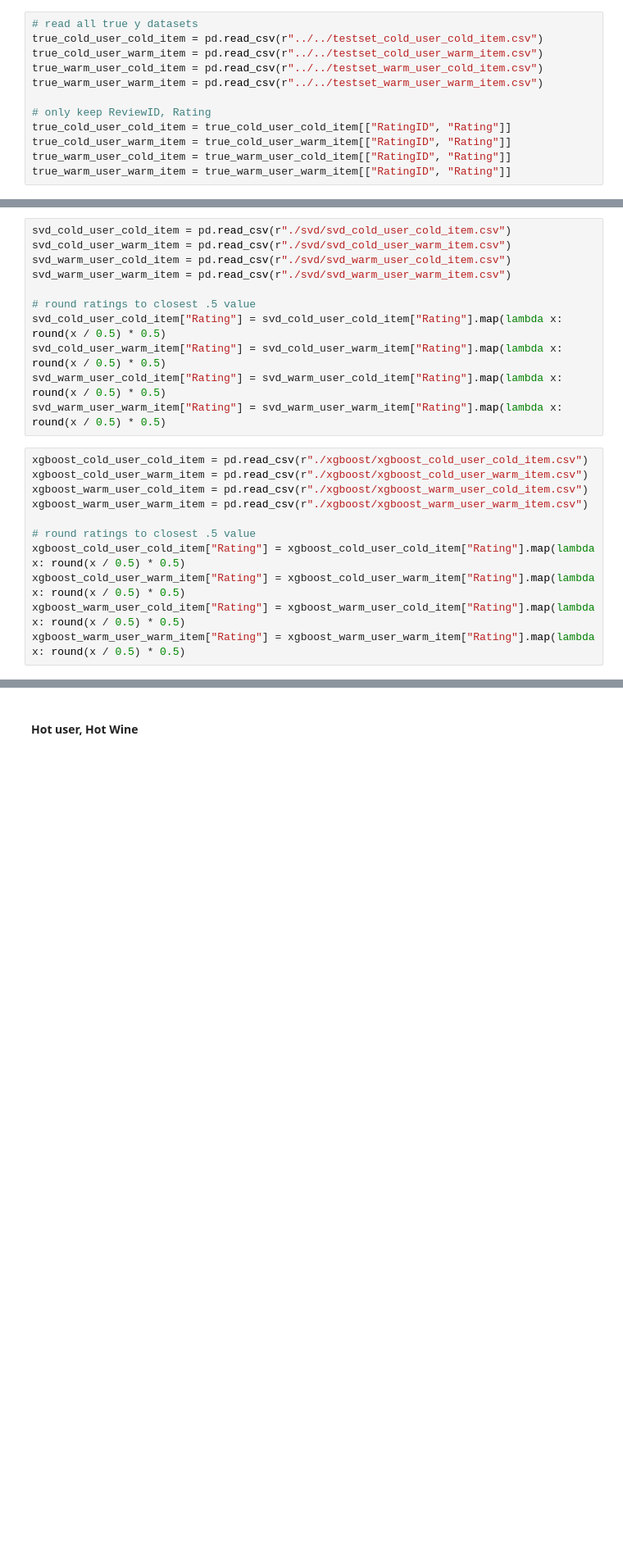
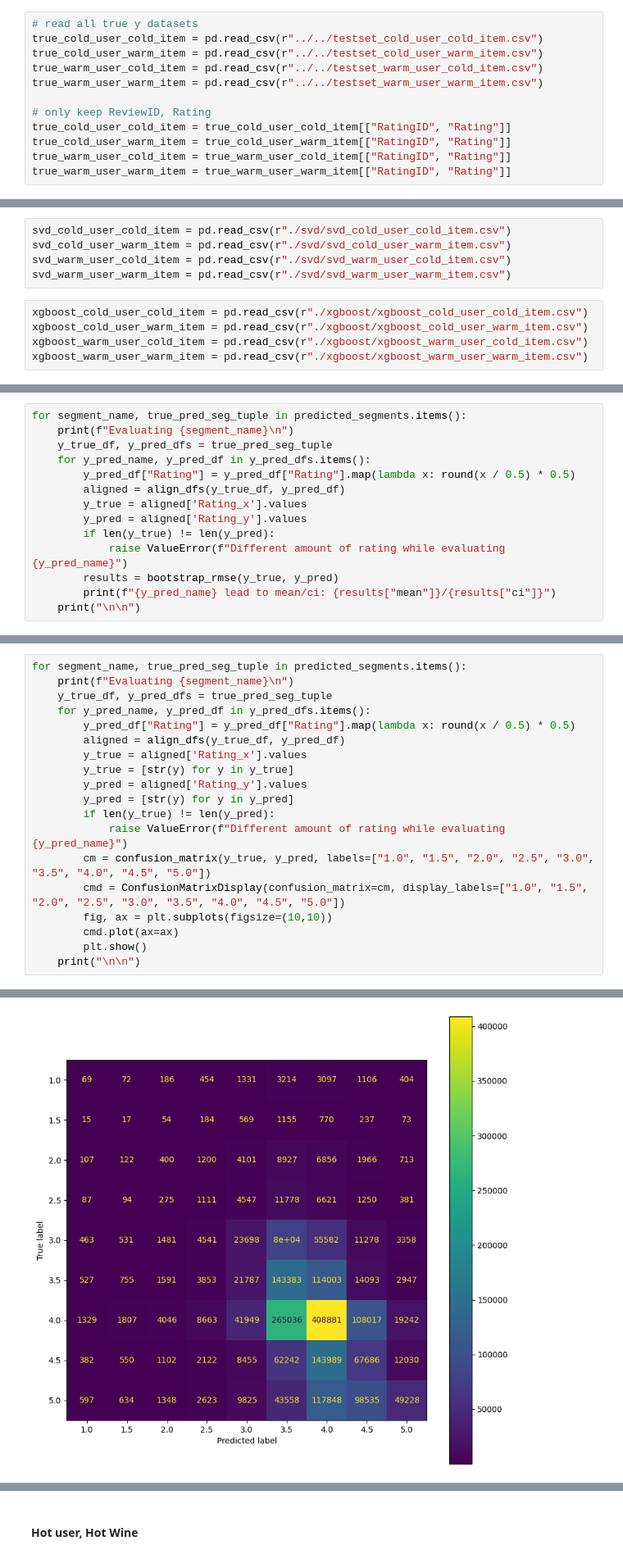
Before and after one commit to vincelemke99/Web-Mining, a Jupyter notebook: Evaluation/Evaluation.ipynb, the cells around one changed output, grey strips where cells are left out. Shown at 82% size. Cells and saved outputs as stored; diff of their text form; blank space fills up the shorter version.

```diff
--- a/Evaluation/Evaluation.ipynb
+++ b/Evaluation/Evaluation.ipynb
@@ -83,20 +77,8 @@ svd_cold_user_cold_item = pd.read_csv(r"./svd/svd_cold_user_cold_item.csv")
 svd_cold_user_warm_item = pd.read_csv(r"./svd/svd_cold_user_warm_item.csv")
 svd_warm_user_cold_item = pd.read_csv(r"./svd/svd_warm_user_cold_item.csv")
 svd_warm_user_warm_item = pd.read_csv(r"./svd/svd_warm_user_warm_item.csv")
-
-# round ratings to closest .5 value
-svd_cold_user_cold_item["Rating"] = svd_cold_user_cold_item["Rating"].map(lambda x: round(x / 0.5) * 0.5)
-svd_cold_user_warm_item["Rating"] = svd_cold_user_warm_item["Rating"].map(lambda x: round(x / 0.5) * 0.5)
-svd_warm_user_cold_item["Rating"] = svd_warm_user_cold_item["Rating"].map(lambda x: round(x / 0.5) * 0.5)
-svd_warm_user_warm_item["Rating"] = svd_warm_user_warm_item["Rating"].map(lambda x: round(x / 0.5) * 0.5)
 # %%
 xgboost_cold_user_cold_item = pd.read_csv(r"./xgboost/xgboost_cold_user_cold_item.csv")
 xgboost_cold_user_warm_item = pd.read_csv(r"./xgboost/xgboost_cold_user_warm_item.csv")
 xgboost_warm_user_cold_item = pd.read_csv(r"./xgboost/xgboost_warm_user_cold_item.csv")
 xgboost_warm_user_warm_item = pd.read_csv(r"./xgboost/xgboost_warm_user_warm_item.csv")
-
-# round ratings to closest .5 value
-xgboost_cold_user_cold_item["Rating"] = xgboost_cold_user_cold_item["Rating"].map(lambda x: round(x / 0.5) * 0.5)
-xgboost_cold_user_warm_item["Rating"] = xgboost_cold_user_warm_item["Rating"].map(lambda x: round(x / 0.5) * 0.5)
-xgboost_warm_user_cold_item["Rating"] = xgboost_warm_user_cold_item["Rating"].map(lambda x: round(x / 0.5) * 0.5)
-xgboost_warm_user_warm_item["Rating"] = xgboost_warm_user_warm_item["Rating"].map(lambda x: round(x / 0.5) * 0.5)
@@ -104,0 +188,14 @@ xgboost_warm_user_warm_item["Rating"] = xgboost_warm_user_warm_item["Rating"].ma
+# %%
+for segment_name, true_pred_seg_tuple in predicted_segments.items():
+    print(f"Evaluating {segment_name}\n")
+    y_true_df, y_pred_dfs = true_pred_seg_tuple
+    for y_pred_name, y_pred_df in y_pred_dfs.items():
+        y_pred_df["Rating"] = y_pred_df["Rating"].map(lambda x: round(x / 0.5) * 0.5)
+        aligned = align_dfs(y_true_df, y_pred_df)
+        y_true = aligned['Rating_x'].values
+        y_pred = aligned['Rating_y'].values
+        if len(y_true) != len(y_pred):
+            raise ValueError(f"Different amount of rating while evaluating {y_pred_name}")
+        results = bootstrap_rmse(y_true, y_pred)
+        print(f"{y_pred_name} lead to mean/ci: {results["mean"]}/{results["ci"]}")
+    print("\n\n")
@@ -104,0 +222,20 @@ xgboost_warm_user_warm_item["Rating"] = xgboost_warm_user_warm_item["Rating"].ma
+# %%
+for segment_name, true_pred_seg_tuple in predicted_segments.items():
+    print(f"Evaluating {segment_name}\n")
+    y_true_df, y_pred_dfs = true_pred_seg_tuple
+    for y_pred_name, y_pred_df in y_pred_dfs.items():
+        y_pred_df["Rating"] = y_pred_df["Rating"].map(lambda x: round(x / 0.5) * 0.5)
+        aligned = align_dfs(y_true_df, y_pred_df)
+        y_true = aligned['Rating_x'].values
+        y_true = [str(y) for y in y_true]
+        y_pred = aligned['Rating_y'].values
+        y_pred = [str(y) for y in y_pred]
+        if len(y_true) != len(y_pred):
+            raise ValueError(f"Different amount of rating while evaluating {y_pred_name}")
+        cm = confusion_matrix(y_true, y_pred, labels=["1.0", "1.5", "2.0", "2.5", "3.0", "3.5", "4.0", "4.5", "5.0"])
+        cmd = ConfusionMatrixDisplay(confusion_matrix=cm, display_labels=["1.0", "1.5", "2.0", "2.5", "3.0", "3.5", "4.0", "4.5", "5.0"])
+        fig, ax = plt.subplots(figsize=(10,10))
+        cmd.plot(ax=ax)
+        plt.show()
+    print("\n\n")
+# %% [output]
@@ -104,0 +243 @@ xgboost_warm_user_warm_item["Rating"] = xgboost_warm_user_warm_item["Rating"].ma
+[figure, added]
```
Also changed, not shown: parts of 19 cells of this notebook, 1 other file.
